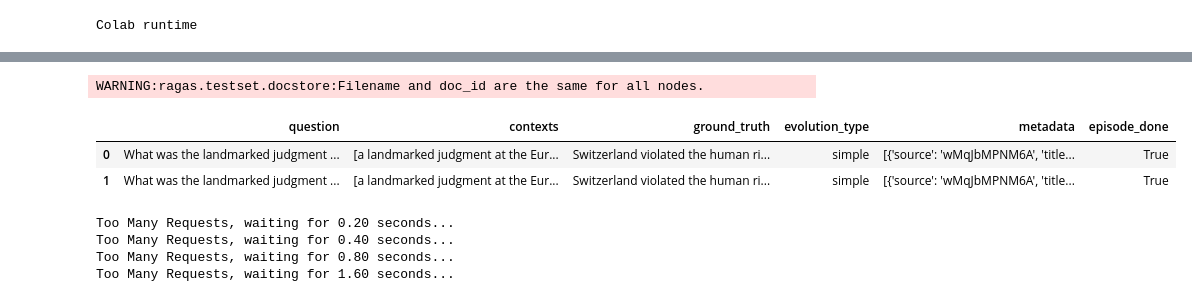
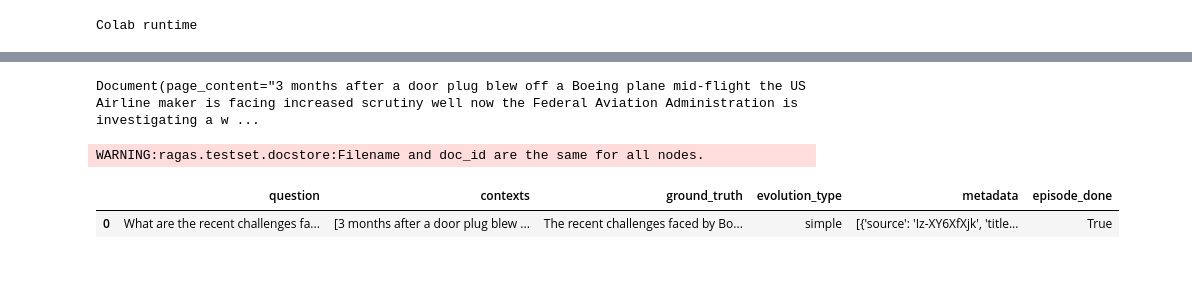
Before and after one commit to gox6/colab-demos, a Jupyter notebook: rags/evaluate-rags-rigorously-or-perish.ipynb, the cells around one changed output, grey strips where cells are left out. Drawn from its saved outputs; the diff is of its cells as text; code cells hidden in the pictures; blank space fills up the shorter version.

```diff
--- a/rags/evaluate-rags-rigorously-or-perish.ipynb
+++ b/rags/evaluate-rags-rigorously-or-perish.ipynb
@@ -145,45 +144,37 @@ bbc_news
+# %%
+# Example LangChain Document object
+bbc_news[19]
+# %% [output]
+Document(page_content="3 months after a door plug blew off a Boeing plane mid-flight the US Airline maker is facing increased scrutiny well now the Federal Aviation Administration is investigating a w ...
 # %%
 client = chromadb.Client()
 # %%
-base_docs = bbc_news[20:22]
+base_docs = bbc_news[19:20]
 
 # generator with openai models
 llm = ChatOpenAI(model="gpt-3.5-turbo")
 generator_llm = llm
 critic_llm = llm
 embeddings = OpenAIEmbeddings()
 
 generator = TestsetGenerator.from_langchain(
     generator_llm,
     critic_llm,
     embeddings
 )
 
 # Change resulting question type distribution
 distributions = {
     simple: 1,
 }
 
 
-from ragas.testset.docstore import InMemoryDocumentStore
-
 
 
 # use generator.generate_with_llamaindex_docs if you use llama-index as document loader
-testset = generator.generate_with_langchain_docs(base_docs, 2, distributions)
+testset = generator.generate_with_langchain_docs(base_docs, 1, distributions)
 testset.to_pandas()
 # %% [output]
 WARNING:ragas.testset.docstore:Filename and doc_id are the same for all nodes.
 |  | question | contexts | ground_truth | evolution_type | metadata | episode_done |
-| 0 | What was the landmarked judgment ... | [a landmarked judgment at the Eur... | Switzerland violated the human ri... | simple | [{'source': 'wMqJbMPNM6A', 'title... | True |
-| 1 | What was the landmarked judgment ... | [a landmarked judgment at the Eur... | Switzerland violated the human ri... | simple | [{'source': 'wMqJbMPNM6A', 'title... | True |
+| 0 | What are the recent challenges fa... | [3 months after a door plug blew ... | The recent challenges faced by Bo... | simple | [{'source': 'Iz-XY6XfXjk', 'title... | True |
-# %%
-from langchain.document_loaders import PubMedLoader
-
-loader = PubMedLoader("liver", load_max_docs=10)
-documents = loader.load()
-# %% [output]
-Too Many Requests, waiting for 0.20 seconds...
-Too Many Requests, waiting for 0.40 seconds...
-Too Many Requests, waiting for 0.80 seconds...
-Too Many Requests, waiting for 1.60 seconds...
```
Also changed, not shown: parts of 12 cells of this notebook.
